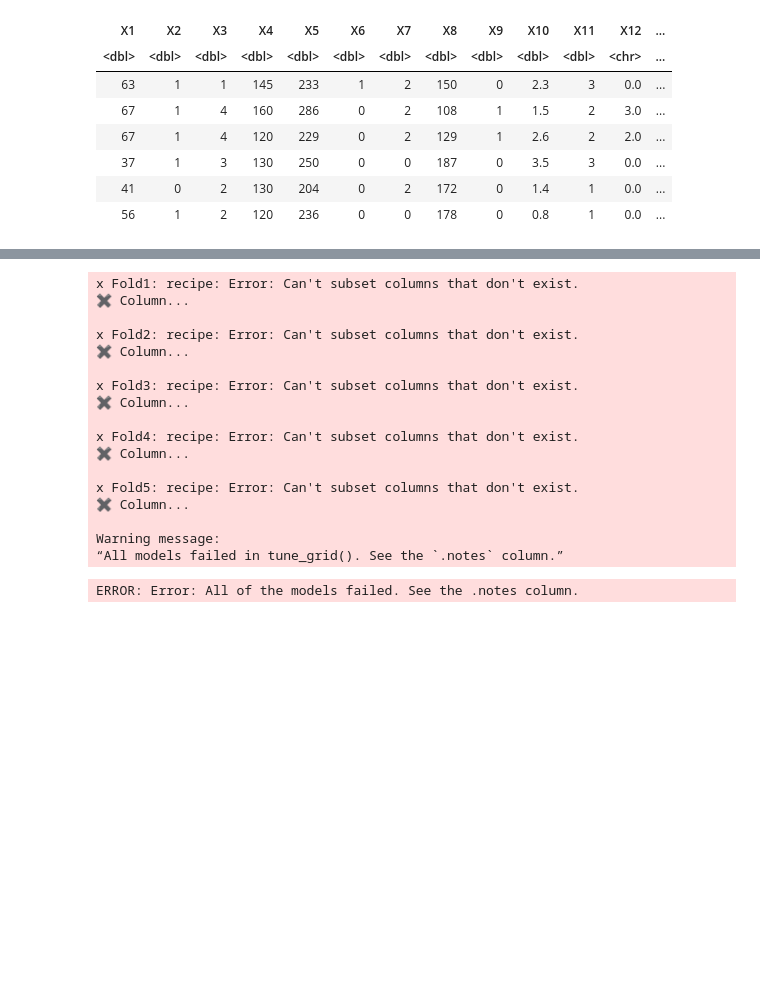
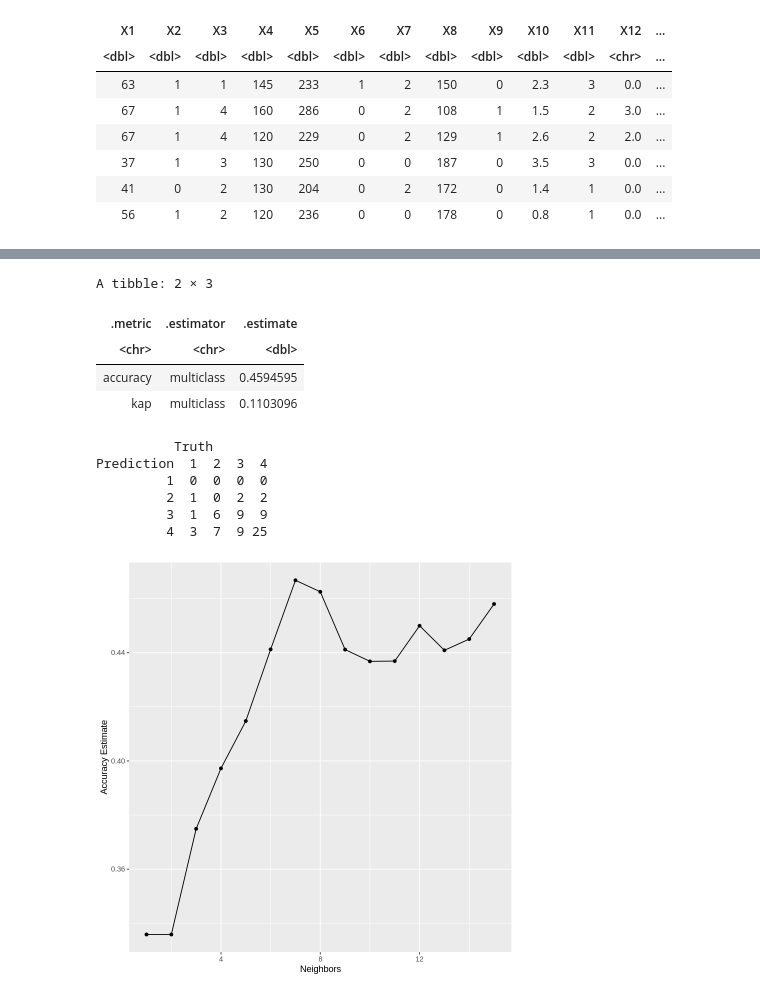
Before and after one commit to Tracywxr/Chest-Pain-Types-Prediction, a Jupyter notebook: Classification Analysis.ipynb, the cells around one changed output, grey strips where cells are left out. Cells and saved outputs as stored; diff of their text form; code cells hidden in the pictures; blank space fills up the shorter version.

```diff
--- a/Classification Analysis.ipynb
+++ b/Classification Analysis.ipynb
@@ -102,7 +104,7 @@ vfold <- vfold_cv(chest_pain_data_train, v=5, strata = chest_pain_type)
 # %%
 # recipe and standardization
 cp_recipe <- recipe(chest_pain_type~age+trest_bps+cholesterol+max_heart_rate, data = chest_pain_data_train) %>%
-    step_upsample(Class, over_ratio = 1, skip = FALSE) %>%         # fix imbalances
+  #  step_upsample(Class, over_ratio = 1, skip = FALSE) %>%         # fix imbalances
     step_scale(all_predictors()) %>%
     step_center(all_predictors())
 
@@ -127,49 +129,43 @@ cross_val_plot <- accuracies %>%
     ggplot(aes(x=neighbors, y=mean)) +
     geom_point()+
     geom_line() +
     labs(x="Neighbors", y="Accuracy Estimate")
 cross_val_plot
 
-# build model with k=12
+# build model with k=11
 knn_spec <- nearest_neighbor(weight_func = "rectangular", neighbors = 11) %>%
     set_engine("kknn") %>%
     set_mode("classification")
 
 # new workflow
 fit <- workflow() %>%
     add_recipe(cp_recipe) %>%
     add_model(knn_spec) %>%
     fit(data=chest_pain_data_train)
 
 # predict
 cp_predictions <- predict(fit, chest_pain_data_test) %>%
     bind_cols(chest_pain_data_test)
 
 # compute accuracy
 metrics <- cp_predictions %>%
     metrics(truth = chest_pain_type, estimate = .pred_class)
 metrics
 
 # confusion matrix
 confusion <- cp_predictions %>%
     conf_mat(truth = chest_pain_type, estimate = .pred_class)
 confusion
 # %% [output]
-x Fold1: recipe: Error: Can't subset columns that don't exist.
-✖ Column...
-
-x Fold2: recipe: Error: Can't subset columns that don't exist.
-✖ Column...
-
-x Fold3: recipe: Error: Can't subset columns that don't exist.
-✖ Column...
-
-x Fold4: recipe: Error: Can't subset columns that don't exist.
-✖ Column...
-
-x Fold5: recipe: Error: Can't subset columns that don't exist.
-✖ Column...
-
-Warning message:
-“All models failed in tune_grid(). See the `.notes` column.”
+A tibble: 2 × 3
+| .metric | .estimator | .estimate |
+| <chr> | <chr> | <dbl> |
+| accuracy | multiclass | 0.4594595 |
+| kap | multiclass | 0.1103096 |
-ERROR: Error: All of the models failed. See the .notes column.
+          Truth
+Prediction  1  2  3  4
+         1  0  0  0  0
+         2  1  0  2  2
+         3  1  6  9  9
+         4  3  7  9 25
+[figure, added]
```
Also changed, not shown: parts of 2 cells of this notebook.
